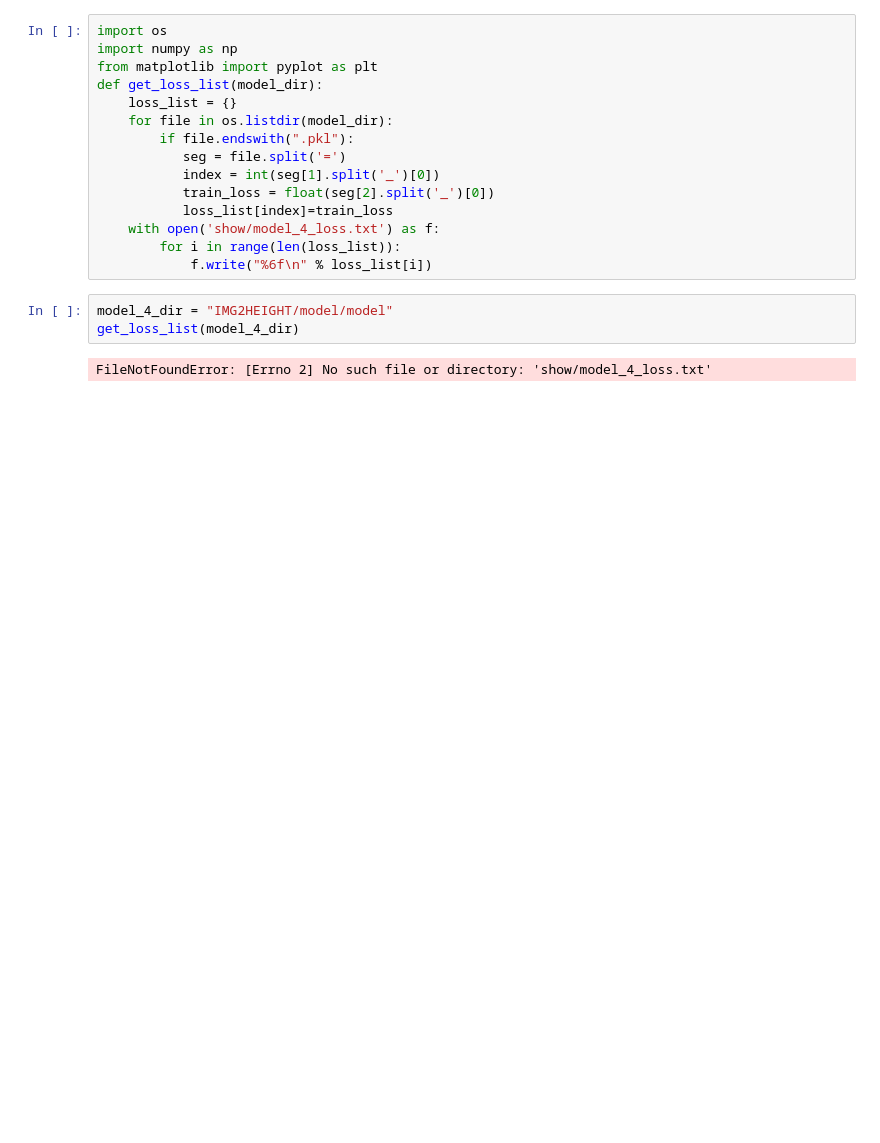
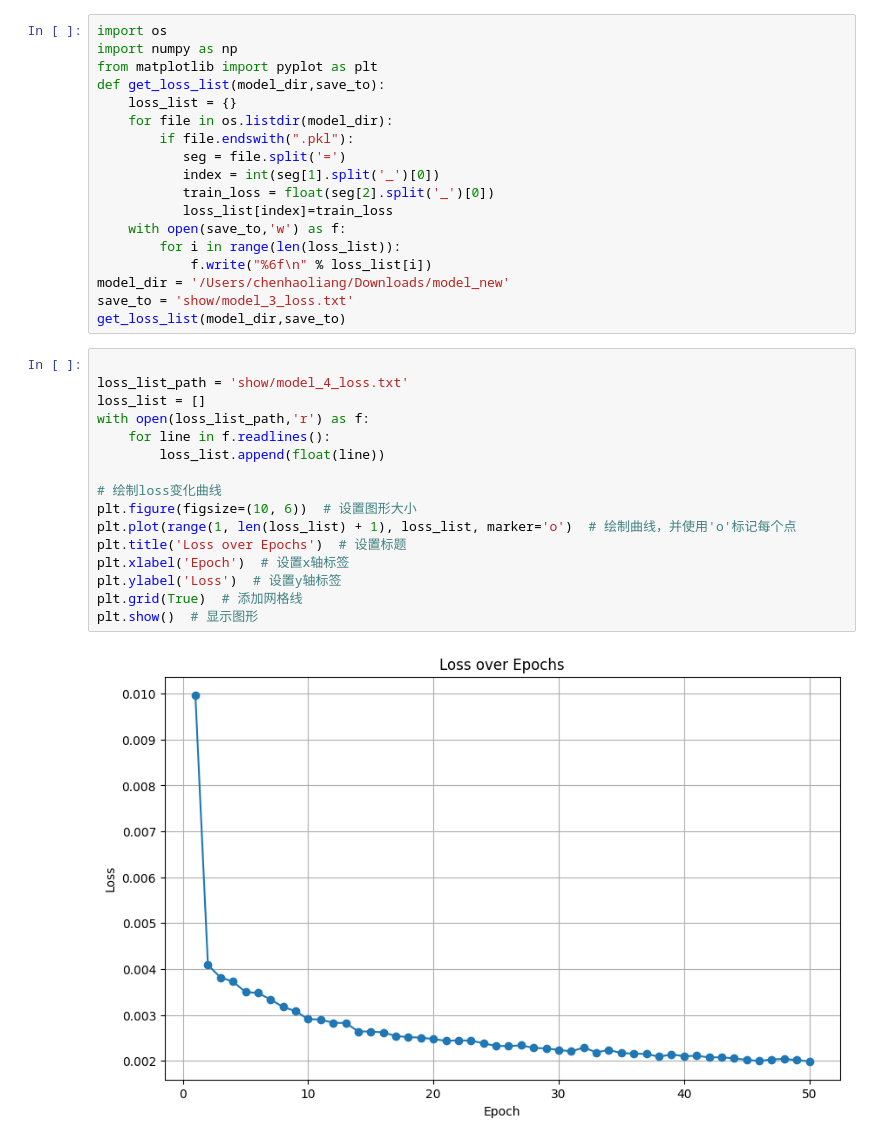
Before and after one commit to HowlTown/imagepro, a Jupyter notebook: draw_loss.ipynb, the cells around one changed output. Cells and saved outputs as stored; diff of their text form; blank space fills up the shorter version.

```diff
--- a/draw_loss.ipynb
+++ b/draw_loss.ipynb
@@ -2,7 +2,7 @@
 import os
 import numpy as np
 from matplotlib import pyplot as plt
-def get_loss_list(model_dir):
+def get_loss_list(model_dir,save_to):
     loss_list = {}
     for file in os.listdir(model_dir):
         if file.endswith(".pkl"):
@@ -10,11 +10,27 @@ def get_loss_list(model_dir):
            index = int(seg[1].split('_')[0])
            train_loss = float(seg[2].split('_')[0])
            loss_list[index]=train_loss
-    with open('show/model_4_loss.txt') as f:
+    with open(save_to,'w') as f:
         for i in range(len(loss_list)):
             f.write("%6f\n" % loss_list[i])
+model_dir = '/Users/chenhaoliang/Downloads/model_new'
+save_to = 'show/model_3_loss.txt'
+get_loss_list(model_dir,save_to)
-# %%
-model_4_dir = "IMG2HEIGHT/model/model"
-get_loss_list(model_4_dir)
-# %% [output]
-FileNotFoundError: [Errno 2] No such file or directory: 'show/model_4_loss.txt'
+# %%
+
+loss_list_path = 'show/model_4_loss.txt'
+loss_list = []
+with open(loss_list_path,'r') as f:
+    for line in f.readlines():
+        loss_list.append(float(line))
+
+# 绘制loss变化曲线
+plt.figure(figsize=(10, 6))  # 设置图形大小
+plt.plot(range(1, len(loss_list) + 1), loss_list, marker='o')  # 绘制曲线，并使用'o'标记每个点
+plt.title('Loss over Epochs')  # 设置标题
+plt.xlabel('Epoch')  # 设置x轴标签
+plt.ylabel('Loss')  # 设置y轴标签
+plt.grid(True)  # 添加网格线
+plt.show()  # 显示图形
+# %% [output]
+[figure, added]
```
Also changed, not shown: 3 other files.
